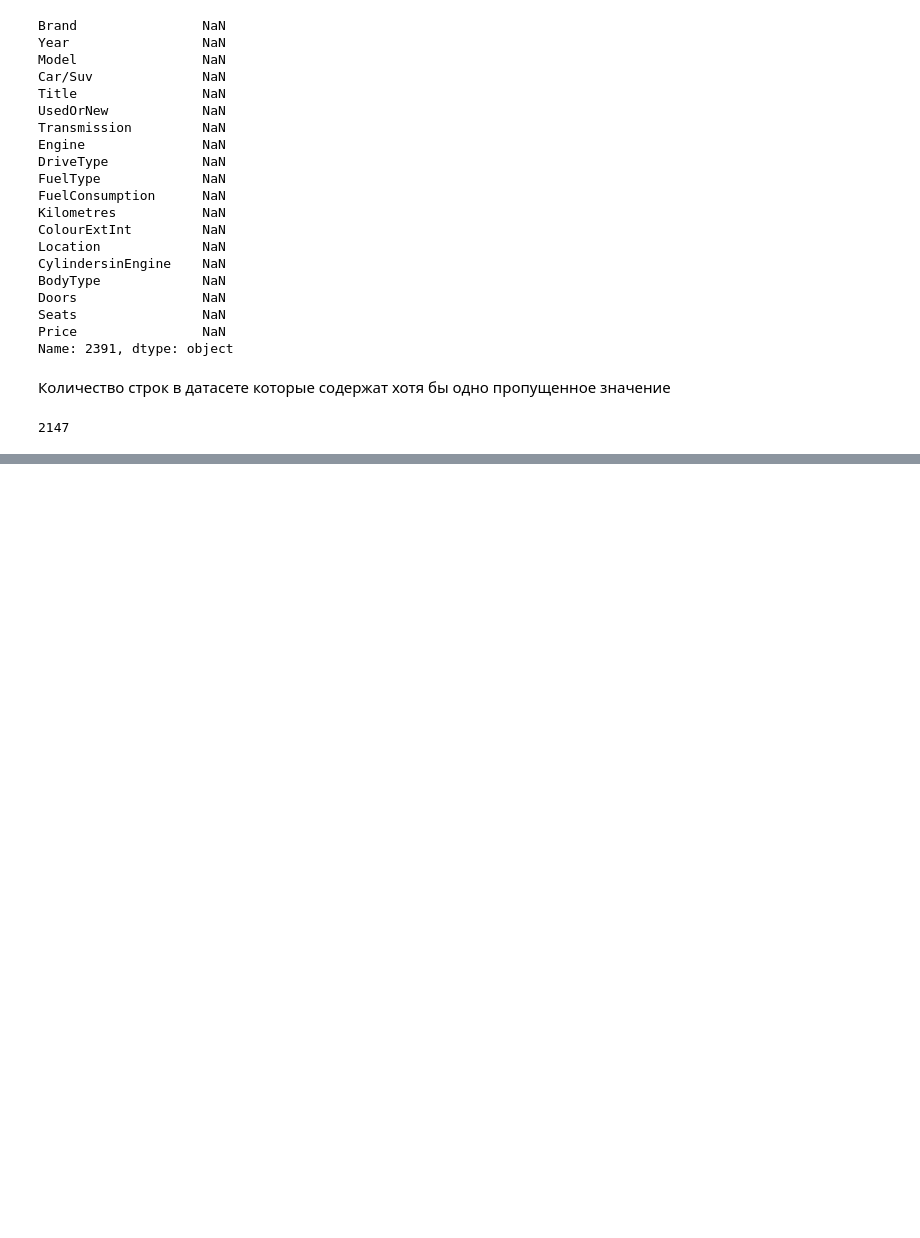
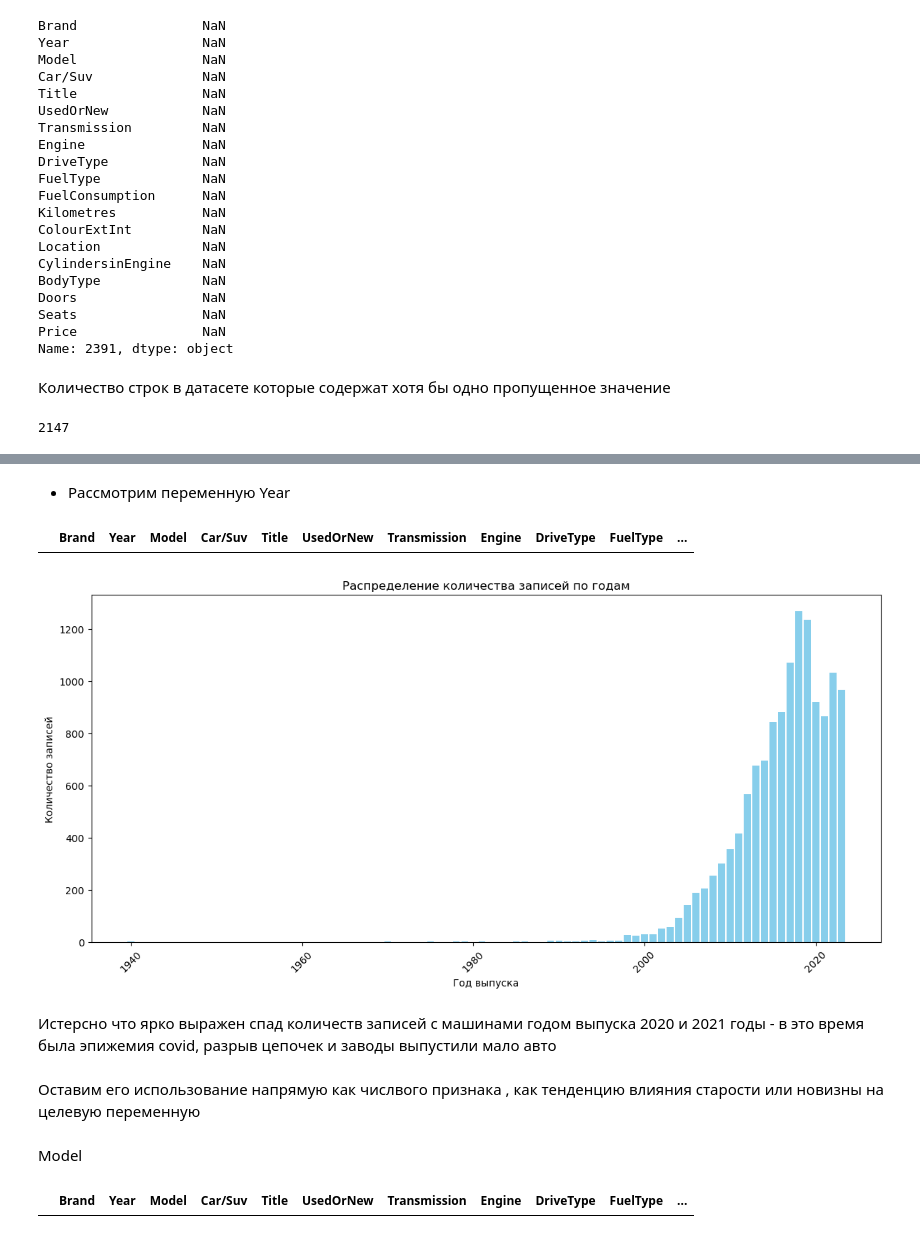
Before and after one commit to dmitryburn/workshop3, a Jupyter notebook: code/Car_price.ipynb, the cells around one changed output, grey strips where cells are left out. Cells and saved outputs as stored; diff of their text form; code cells hidden in the pictures; blank space fills up the shorter version.

```diff
--- a/code/Car_price.ipynb
+++ b/code/Car_price.ipynb
@@ -140,0 +284,9 @@ df[df.isna().sum(axis=1) > 0].shape[0]
+# %%
+Q1 = train_df['Price'].quantile(0.05)
+Q3 = train_df['Price'].quantile(0.95)
+IQR = Q3 - Q1
+
+lower_bound = Q1 - 1.5 * IQR
+upper_bound = Q3 + 1.5 * IQR
+
+train_df = train_df[(train_df['Price'] >= lower_bound) & (train_df['Price'] <= upper_bound)]
@@ -140,0 +309,29 @@ df[df.isna().sum(axis=1) > 0].shape[0]
+# %% [markdown]
+- Рассмотрим переменную Year
+# %%
+train_df[train_df.Year == '-']
+# %% [output]
+|  | Brand | Year | Model | Car/Suv | Title | UsedOrNew | Transmission | Engine | DriveType | FuelType | ... |
+# %%
+count_year = train_df.Year.value_counts().sort_index()
+# %%
+plt.figure(figsize=(12, 6))
+plt.bar(count_year.index, count_year.values, color='skyblue')
+plt.xlabel('Год выпуска')
+plt.ylabel('Количество записей')
+plt.title('Распределение количества записей по годам')
+plt.xticks(rotation=45)
+plt.tight_layout()
+plt.show()
+# %% [output]
+[figure, added]
+# %% [markdown]
+Истерсно что ярко выражен спад количеств записей с машинами годом выпуска 2020 и 2021 годы - в это время была эпижемия covid, разрыв цепочек и заводы выпустили мало авто
+# %% [markdown]
+Оставим его использование напрямую как числвого признака , как тенденцию влияния старости или новизны на целевую переменную
+# %% [markdown]
+Model
+# %%
+train_df[train_df.Model == '-']
+# %% [output]
+|  | Brand | Year | Model | Car/Suv | Title | UsedOrNew | Transmission | Engine | DriveType | FuelType | ... |
```
Also changed, not shown: parts of 58 cells of this notebook.
